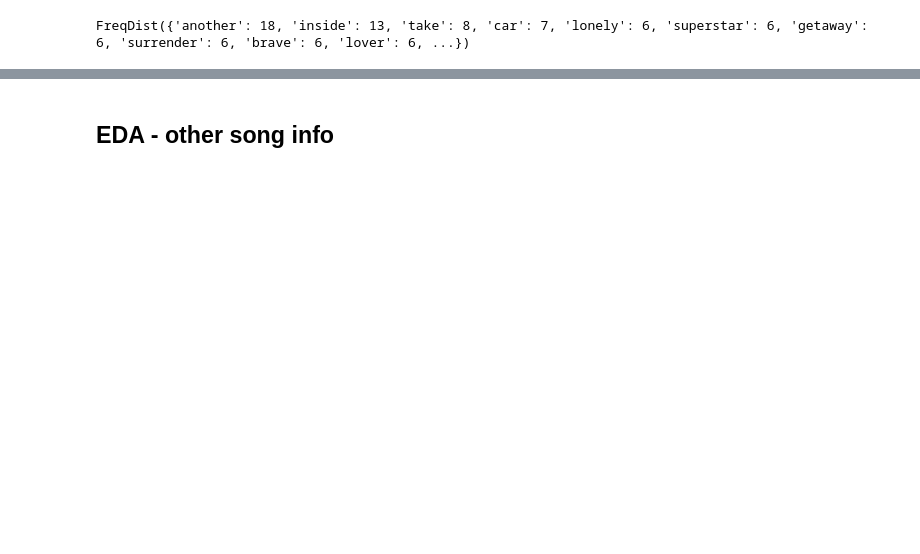
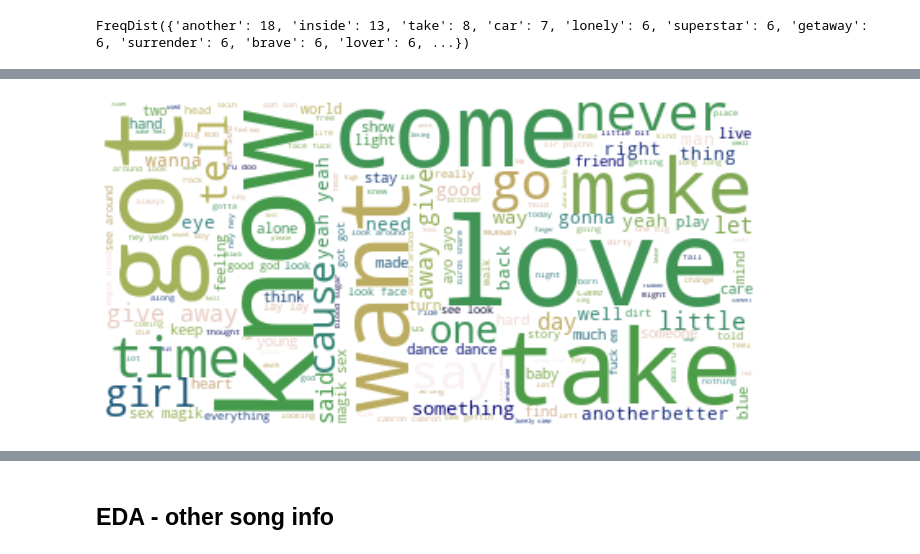
Before and after one commit to klsalcedo/lyric_generation, a Jupyter notebook: lyric_analysis.ipynb, the cells around one changed output, grey strips where cells are left out. Cells and saved outputs as stored; diff of their text form; code cells hidden in the pictures; blank space fills up the shorter version.

```diff
--- a/lyric_analysis.ipynb
+++ b/lyric_analysis.ipynb
@@ -808,0 +822,10 @@ ERROR: Command errored out with exit status 1: /Users/katarinasalcedo/opt/anacon
+# %%
+rhcp_lyr_str = ' '.join(rhcp_lyrics_stopped)
+cloud = WordCloud(max_font_size=80,colormap="gist_earth",
+                  collocations=2, background_color='white').generate(rhcp_lyr_str)
+plt.figure(figsize=(16,6))
+plt.imshow(cloud, interpolation='bilinear')
+plt.axis('off')
+plt.show()
+# %% [output]
+[figure, added]
```
Also changed, not shown: parts of 26 cells of this notebook.
